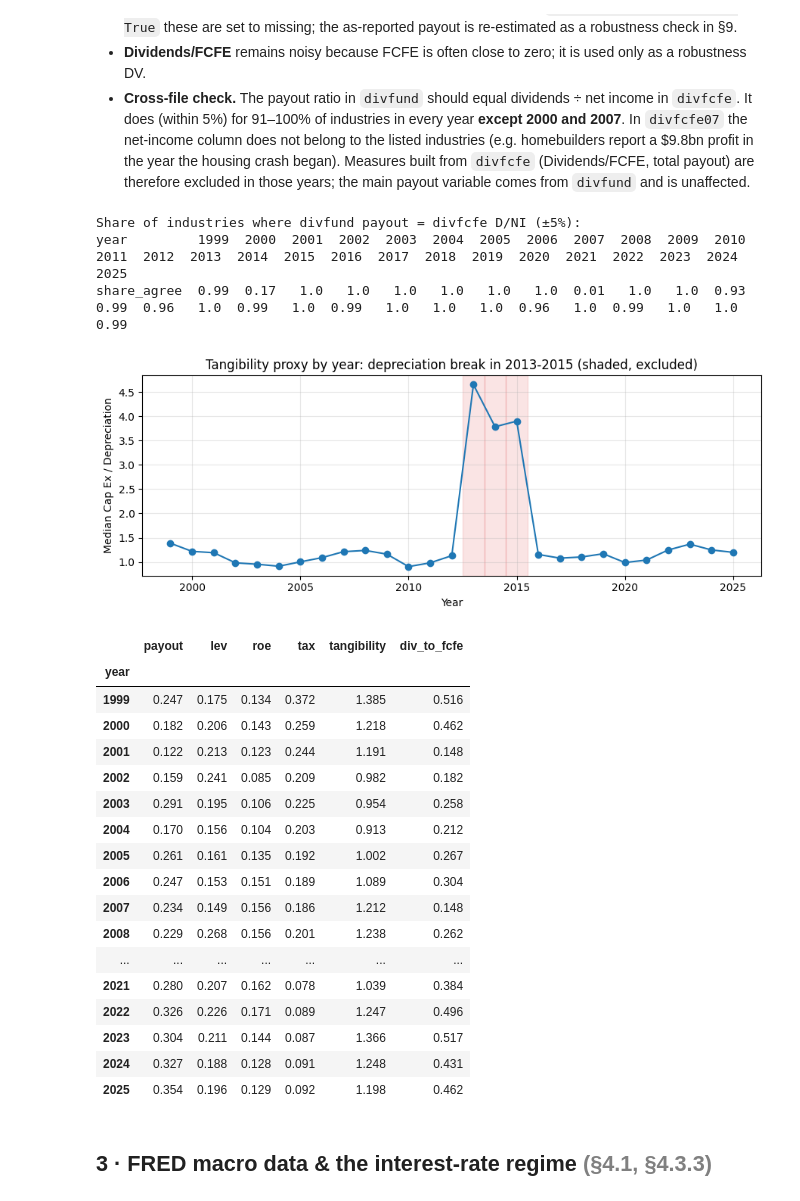
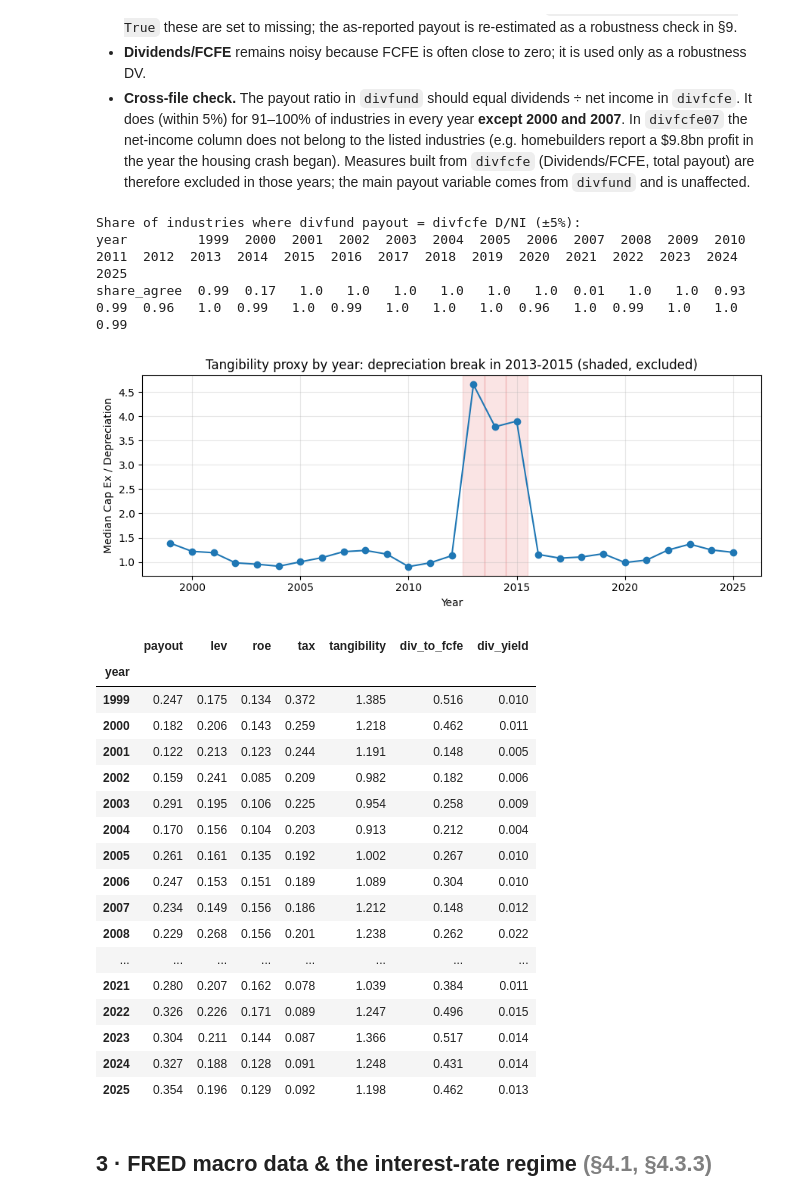
Before and after one commit to MilanKalajdzic/Master-Thesis, a Jupyter notebook: thesis_analysis.ipynb, the cells around one changed output. Saved outputs shown, nothing was run; the diff lists cells and outputs as text; code cells hidden in the pictures.

```diff
--- a/thesis_analysis.ipynb
+++ b/thesis_analysis.ipynb
@@ -229,6 +229,8 @@ def load_year(year):
         if tot and ni:
             f["totpayout_ni"] = pd.to_numeric(fc[tot], errors="coerce") / _den(ni)
         out = out.merge(f, on="industry", how="left")
+        if "div_usd" in out:                        # earnings-free payout measure (§9 ROE check)
+            out["div_yield"] = out["div_usd"] / out["mktcap"].where(out["mktcap"] > 0)
     if year in SOURCES["capex"]:
         cx = read_industry_sheet(SOURCES["capex"][year])
         out = out.merge(pd.DataFrame({"industry": cx["industry"], "tangibility": _tangibility(cx)}),
@@ -423,44 +426,44 @@ The per-year medians below (before winsorising and before the break-year fix) ma
   main payout variable comes from `divfund` and is unaffected.
 # %%
 
-chk_cols = ["payout", "lev", "roe", "tax", "tangibility", "div_to_fcfe"]
+chk_cols = ["payout", "lev", "roe", "tax", "tangibility", "div_to_fcfe", "div_yield"]
 yearly_medians = panel_prewin.groupby("year")[[c for c in chk_cols if c in panel_prewin]].median().round(3)
 yearly_medians.to_csv(OUTDIR / "tab_data_check_yearly_medians.csv")
 crossfile_agreement.round(3).to_csv(OUTDIR / "tab_data_check_crossfile.csv")
 print("Share of industries where divfund payout = divfcfe D/NI (±5%):")
 print(crossfile_agreement.round(2).to_frame().T.to_string(), "\n")
 
 fig, ax = plt.subplots(figsize=(9, 3.6))
 ax.plot(yearly_medians.index, yearly_medians["tangibility"], "o-", color="tab:blue")
 for y in TANG_BREAK_YEARS:
     ax.axvspan(y - .5, y + .5, color="tab:red", alpha=.12)
 ax.set_ylabel("Median Cap Ex / Depreciation"); ax.set_xlabel("Year")
 ax.set_title("Tangibility proxy by year: depreciation break in 2013-2015 (shaded, excluded)")
 fig.tight_layout(); fig.savefig(OUTDIR / "fig_data_check_tangibility.png", dpi=150); plt.show()
 yearly_medians
 # %% [output]
 Share of industries where divfund payout = divfcfe D/NI (±5%):
 year         1999  2000  2001  2002  2003  2004  2005  2006  2007  2008  2009  2010  2011  2012  2013  2014  2015  2016  2017  2018  2019  2020  2021  2022  2023  2024  2025
 share_agree  0.99  0.17   1.0   1.0   1.0   1.0   1.0   1.0  0.01   1.0   1.0  0.93  0.99  0.96   1.0  0.99   1.0  0.99   1.0   1.0   1.0  0.96   1.0  0.99   1.0   1.0  0.99
 [figure]
-|  | payout | lev | roe | tax | tangibility | div_to_fcfe |
-| year |  |  |  |  |  |  |
-| 1999 | 0.247 | 0.175 | 0.134 | 0.372 | 1.385 | 0.516 |
-| 2000 | 0.182 | 0.206 | 0.143 | 0.259 | 1.218 | 0.462 |
-| 2001 | 0.122 | 0.213 | 0.123 | 0.244 | 1.191 | 0.148 |
-| 2002 | 0.159 | 0.241 | 0.085 | 0.209 | 0.982 | 0.182 |
-| 2003 | 0.291 | 0.195 | 0.106 | 0.225 | 0.954 | 0.258 |
-| 2004 | 0.170 | 0.156 | 0.104 | 0.203 | 0.913 | 0.212 |
-| 2005 | 0.261 | 0.161 | 0.135 | 0.192 | 1.002 | 0.267 |
-| 2006 | 0.247 | 0.153 | 0.151 | 0.189 | 1.089 | 0.304 |
-| 2007 | 0.234 | 0.149 | 0.156 | 0.186 | 1.212 | 0.148 |
-| 2008 | 0.229 | 0.268 | 0.156 | 0.201 | 1.238 | 0.262 |
-| ... | ... | ... | ... | ... | ... | ... |
-| 2021 | 0.280 | 0.207 | 0.162 | 0.078 | 1.039 | 0.384 |
-| 2022 | 0.326 | 0.226 | 0.171 | 0.089 | 1.247 | 0.496 |
-| 2023 | 0.304 | 0.211 | 0.144 | 0.087 | 1.366 | 0.517 |
-| 2024 | 0.327 | 0.188 | 0.128 | 0.091 | 1.248 | 0.431 |
-| 2025 | 0.354 | 0.196 | 0.129 | 0.092 | 1.198 | 0.462 |
+|  | payout | lev | roe | tax | tangibility | div_to_fcfe | div_yield |
+| year |  |  |  |  |  |  |  |
+| 1999 | 0.247 | 0.175 | 0.134 | 0.372 | 1.385 | 0.516 | 0.010 |
+| 2000 | 0.182 | 0.206 | 0.143 | 0.259 | 1.218 | 0.462 | 0.011 |
+| 2001 | 0.122 | 0.213 | 0.123 | 0.244 | 1.191 | 0.148 | 0.005 |
+| 2002 | 0.159 | 0.241 | 0.085 | 0.209 | 0.982 | 0.182 | 0.006 |
+| 2003 | 0.291 | 0.195 | 0.106 | 0.225 | 0.954 | 0.258 | 0.009 |
+| 2004 | 0.170 | 0.156 | 0.104 | 0.203 | 0.913 | 0.212 | 0.004 |
+| 2005 | 0.261 | 0.161 | 0.135 | 0.192 | 1.002 | 0.267 | 0.010 |
+| 2006 | 0.247 | 0.153 | 0.151 | 0.189 | 1.089 | 0.304 | 0.010 |
+| 2007 | 0.234 | 0.149 | 0.156 | 0.186 | 1.212 | 0.148 | 0.012 |
+| 2008 | 0.229 | 0.268 | 0.156 | 0.201 | 1.238 | 0.262 | 0.022 |
+| ... | ... | ... | ... | ... | ... | ... | ... |
+| 2021 | 0.280 | 0.207 | 0.162 | 0.078 | 1.039 | 0.384 | 0.011 |
+| 2022 | 0.326 | 0.226 | 0.171 | 0.089 | 1.247 | 0.496 | 0.015 |
+| 2023 | 0.304 | 0.211 | 0.144 | 0.087 | 1.366 | 0.517 | 0.014 |
+| 2024 | 0.327 | 0.188 | 0.128 | 0.091 | 1.248 | 0.431 | 0.014 |
+| 2025 | 0.354 | 0.196 | 0.129 | 0.092 | 1.198 | 0.462 | 0.013 |
 # %% [markdown]
 ## 3 · FRED macro data & the interest-rate regime  <span style="color:gray">(§4.1, §4.3.3)</span>
 # %%
```
Also changed, not shown: parts of 8 cells of this notebook, 5 other files.
